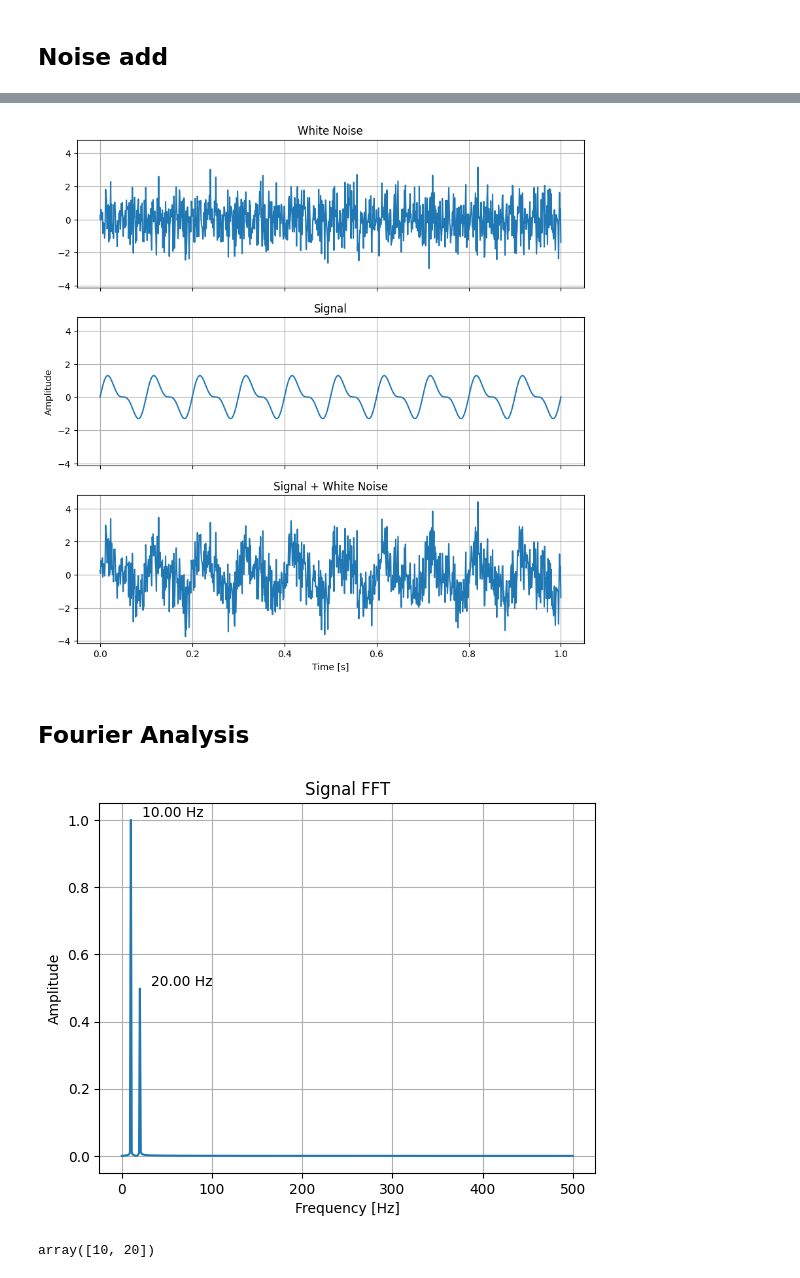
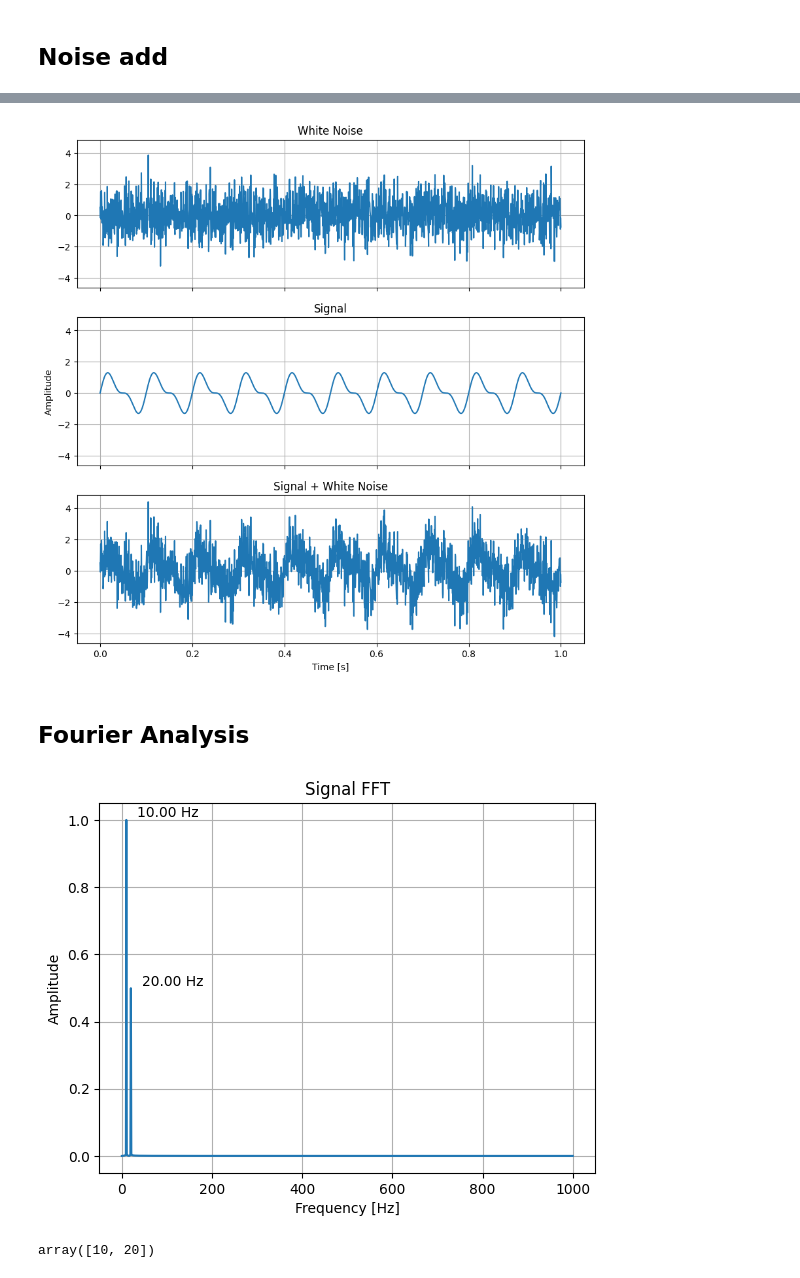
Before and after one commit to V-kr0pt/filtros_ufpb, a Jupyter notebook: signal_noise.ipynb, the cells around one changed output, grey strips where cells are left out. Cells and saved outputs as stored; diff of their text form; code cells hidden in the pictures.

```diff
--- a/signal_noise.ipynb
+++ b/signal_noise.ipynb
@@ -14,7 +14,7 @@ os.makedirs(image_path, exist_ok=True)
 # parameters for the signal
 signal_1_freq = 20 #Hz
 signal_2_freq = signal_1_freq/2 #Hz
-fs = 1000 #Hz sampling frequency
+fs = 2000 #Hz sampling frequency
 sample_time = 1 #s
 
 N = sample_time*fs #number of samples in the signal
@@ -91,7 +97,7 @@ _ = ax[2].set_xlabel('Time [s]')
 
 plt.savefig(image_path+'signal_with_noise.png')
 # %% [output]
-[figure, old version]
+[figure, new version]
 # %% [markdown]
 ## Fourier Analysis
 # %%
@@ -100,31 +106,31 @@ fft_signal = np.fft.fft(signal)
 # %%
 # My frequency axis will be from 0 to fs/2
 frequencies = np.linspace(0, fs/2, N//2)
 
 # to plot I want to see only the absolute value of the fft and the first half of the signal (the second half is the mirror of the first)
-# I will also normalize the fft
-abs_fft_signal = np.abs(fft_signal)[:N//2] / np.max(np.abs(fft_signal))
+# I will also normalize the fft by the number of samples in the signal (N) and multiply by 2 to account for the mirror effect
+abs_fft_signal = np.abs(fft_signal)[:N//2] * 2/N
 
 # We'll use the find peaks function from scipy to find the peaks in the signal
 peaks_found = sp.signal.find_peaks(abs_fft_signal, height=0.2)
 freq_peaks = peaks_found[0]
 
 # Plot the absolute value of the FFT signal
 plt.plot(frequencies, abs_fft_signal)
 
 # Annotate the frequency of each peak
 for freq in freq_peaks:
     peak = abs_fft_signal[freq]
     plt.annotate(f'{freq:.2f} Hz', (freq, peak), textcoords="offset points", xytext=(30,2), ha='center')
 
 plt.xlabel('Frequency [Hz]')
 plt.ylabel('Amplitude')
 plt.title('Signal FFT')
 plt.grid()
 
 plt.savefig(image_path+'signal_fft.png')
 # %% [output]
-[figure, old version]
+[figure, new version]
 # %%
 # We'll use the find peaks function from scipy to find the peaks in the signal
 peaks_found = sp.signal.find_peaks(abs_fft_signal, height=0.2)
```
Also changed, not shown: parts of 8 cells of this notebook, 6 other files.
